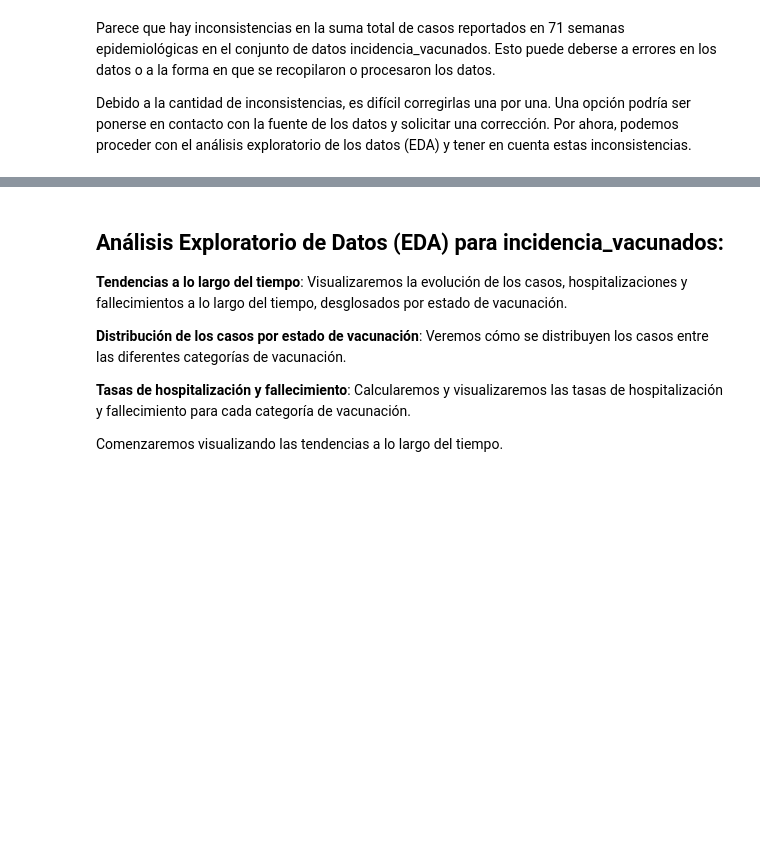
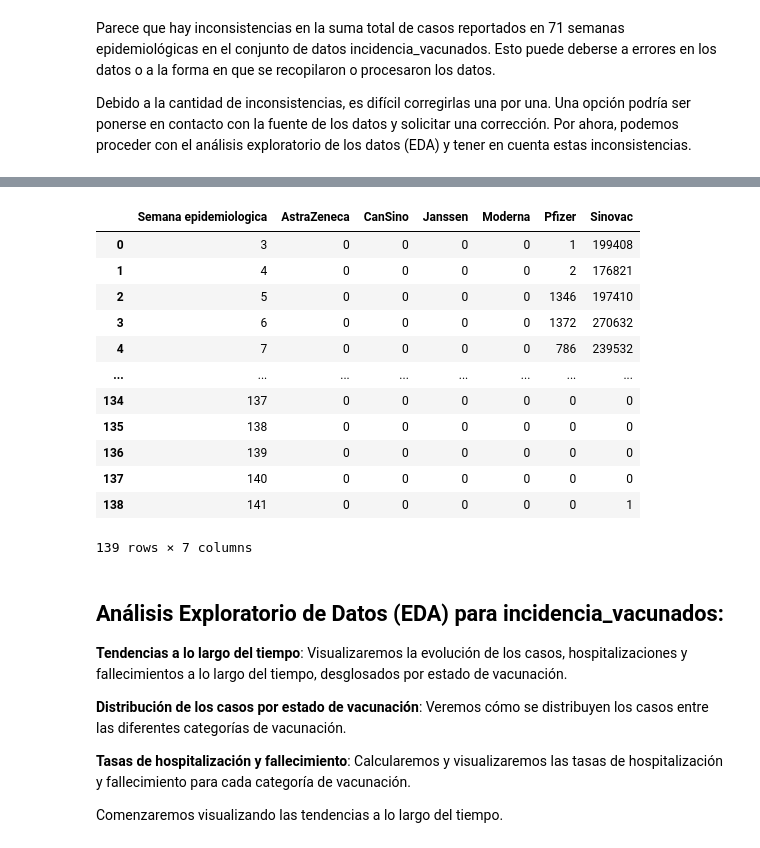
Before and after one commit to SDanker/Capstone, a Jupyter notebook: COVID19_Vaccination_Chile_EDA_Improved.ipynb, the cells around one changed output, grey strips where cells are left out. Saved outputs shown, nothing was run; the diff lists cells and outputs as text; code cells hidden in the pictures; blank space fills up the shorter version.

```diff
--- a/COVID19_Vaccination_Chile_EDA_Improved.ipynb
+++ b/COVID19_Vaccination_Chile_EDA_Improved.ipynb
@@ -158,0 +265,29 @@ Debido a la cantidad de inconsistencias, es difícil corregirlas una por una. Un
+# %%
+# Realizar las correcciones en el conjunto de datos "vacunacion_fabricantes_edad_xxxx_T"
+for dataset_name in ['vacunacion_fabricantes_edad_1eraDosis_T', 'vacunacion_fabricantes_edad_2daDosis_T', 'vacunacion_fabricantes_edad_4taDosis_T', 'vacunacion_fabricantes_edad_Refuerzo_T', 'vacunacion_fabricantes_edad_UnicaDosis_T']:
+    df = dataframes[dataset_name]
+
+    # Renombrar la columna
+    df = df.rename(columns={"Fabricante": "Semana epidemiologica"})
+
+    # Convertir los flotantes a enteros (debemos asegurarnos de que no haya NaNs porque los valores NaN no se pueden convertir a int)
+    if df.notna().all().all():  # Si no hay valores NaN
+        df = df.astype(int)
+
+    # Eliminar la columna no deseada
+    df = df.drop(columns=["Unnamed: 7"])
+
+    # Renombrar las columnas relevantes
+    nuevos_nombres = {
+    "Campaña SARS-CoV-2 (AstraZeneca)": "AstraZeneca",
+    "Campaña SARS-CoV-2 (Janssen)": "Janssen",
+    "Campaña SARS-CoV-2 (Moderna)": "Moderna",
+    "Campaña SARS-CoV-2 (Pfizer)": "Pfizer",
+    "Campaña SARS-CoV-2 (Sinovac)": "Sinovac"
+    }
+
+    df = df.rename(columns=nuevos_nombres)
+
+    # Mostrar el DataFrame después de las modificaciones
+    print(df.head(), df.dtypes)  # Primeras filas y tipos de datos
+    dataframes[dataset_name]=df
@@ -159,3 +316,19 @@ Debido a la cantidad de inconsistencias, es difícil corregirlas una por una. Un
+# %%
+dataframes['vacunacion_fabricantes_edad_1eraDosis_T']
+# %% [output]
+|  | Semana epidemiologica | AstraZeneca | CanSino | Janssen | Moderna | Pfizer | Sinovac |
+| 0 | 3 | 0 | 0 | 0 | 0 | 1 | 199408 |
+| 1 | 4 | 0 | 0 | 0 | 0 | 2 | 176821 |
+| 2 | 5 | 0 | 0 | 0 | 0 | 1346 | 197410 |
+| 3 | 6 | 0 | 0 | 0 | 0 | 1372 | 270632 |
+| 4 | 7 | 0 | 0 | 0 | 0 | 786 | 239532 |
+| ... | ... | ... | ... | ... | ... | ... | ... |
+| 134 | 137 | 0 | 0 | 0 | 0 | 0 | 0 |
+| 135 | 138 | 0 | 0 | 0 | 0 | 0 | 0 |
+| 136 | 139 | 0 | 0 | 0 | 0 | 0 | 0 |
+| 137 | 140 | 0 | 0 | 0 | 0 | 0 | 0 |
+| 138 | 141 | 0 | 0 | 0 | 0 | 0 | 1 |
+139 rows × 7 columns
 # %% [markdown]
 ## Análisis Exploratorio de Datos (EDA) para incidencia_vacunados:
 **Tendencias a lo largo del tiempo**: Visualizaremos la evolución de los casos, hospitalizaciones y fallecimientos a lo largo del tiempo, desglosados por estado de vacunación.
```
Also changed, not shown: parts of 14 cells of this notebook, 1 other file.
